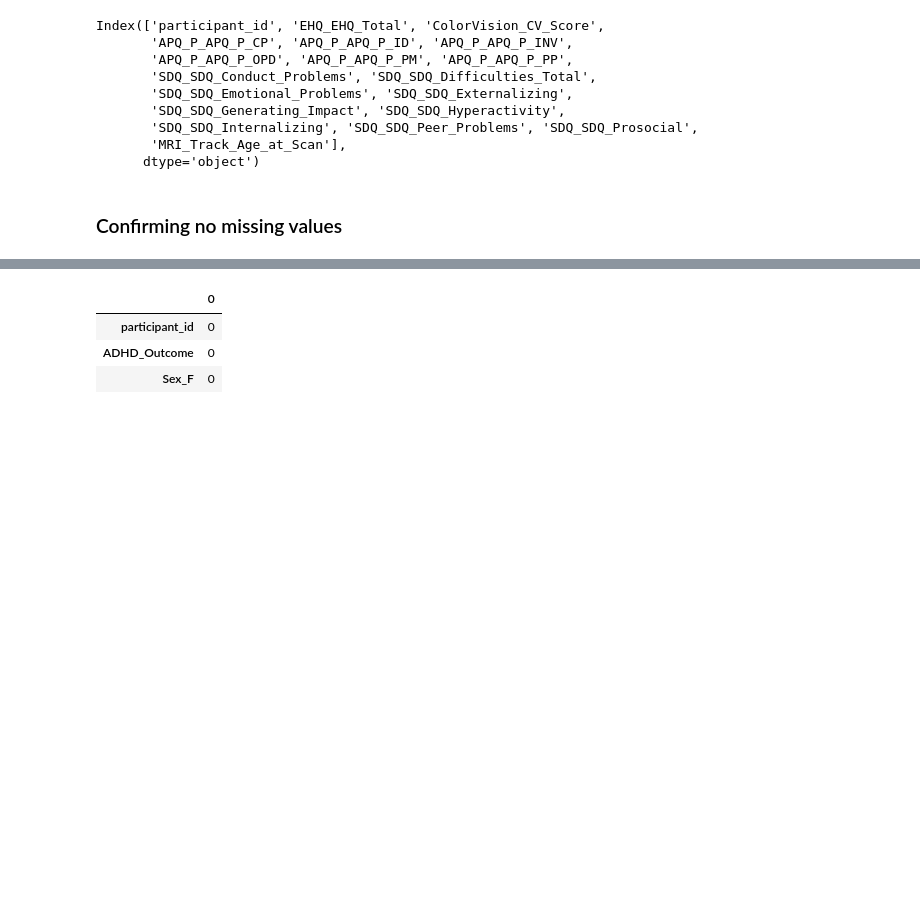
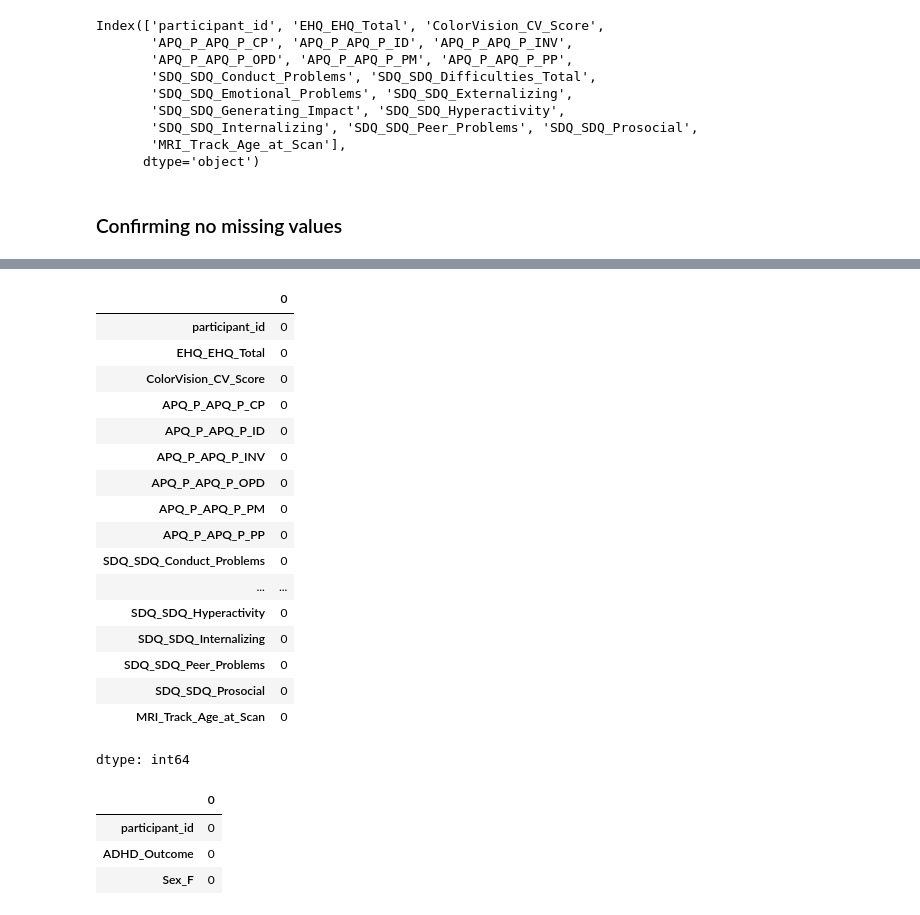
Before and after one commit to WiDS-Datathon-2025-Team-Synapse/widsdatathon, a Jupyter notebook: WiDS_QuantitativeData.ipynb, the cells around one changed output, grey strips where cells are left out. Saved outputs shown, nothing was run; the diff lists cells and outputs as text; code cells hidden in the pictures; blank space fills up the shorter version.

```diff
--- a/WiDS_QuantitativeData.ipynb
+++ b/WiDS_QuantitativeData.ipynb
@@ -129,3 +153,24 @@ train_quantitative.columns.isna().sum()
+# %%
+train_quantitative.isna().sum()
+# %% [output]
+|  | 0 |
+| participant_id | 0 |
+| EHQ_EHQ_Total | 0 |
+| ColorVision_CV_Score | 0 |
+| APQ_P_APQ_P_CP | 0 |
+| APQ_P_APQ_P_ID | 0 |
+| APQ_P_APQ_P_INV | 0 |
+| APQ_P_APQ_P_OPD | 0 |
+| APQ_P_APQ_P_PM | 0 |
+| APQ_P_APQ_P_PP | 0 |
+| SDQ_SDQ_Conduct_Problems | 0 |
+| ... | ... |
+| SDQ_SDQ_Hyperactivity | 0 |
+| SDQ_SDQ_Internalizing | 0 |
+| SDQ_SDQ_Peer_Problems | 0 |
+| SDQ_SDQ_Prosocial | 0 |
+| MRI_Track_Age_at_Scan | 0 |
+dtype: int64
 # %%
 train_answers.isna().sum()
 # %% [output]
```
Also changed, not shown: parts of 72 cells of this notebook.
